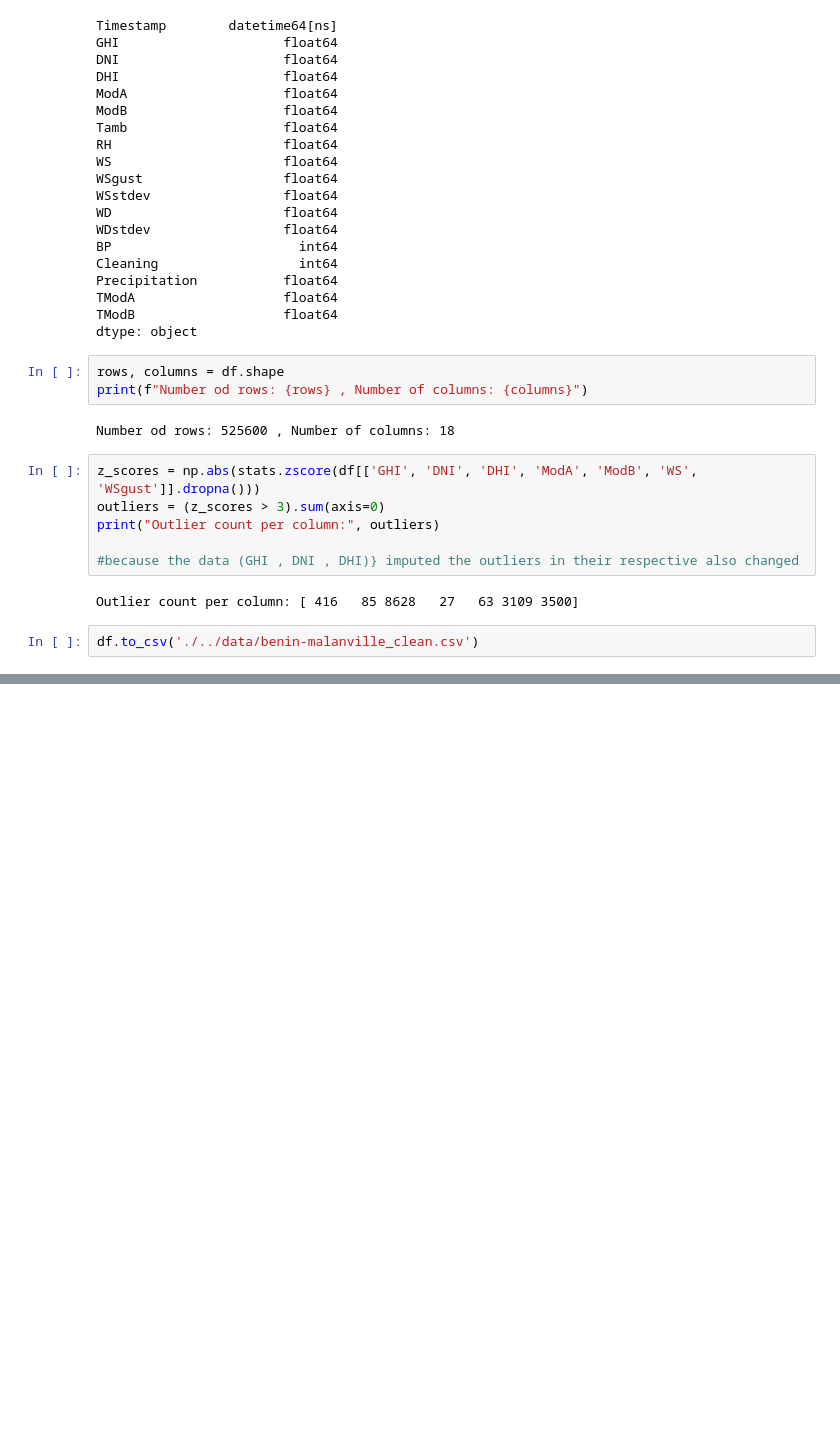
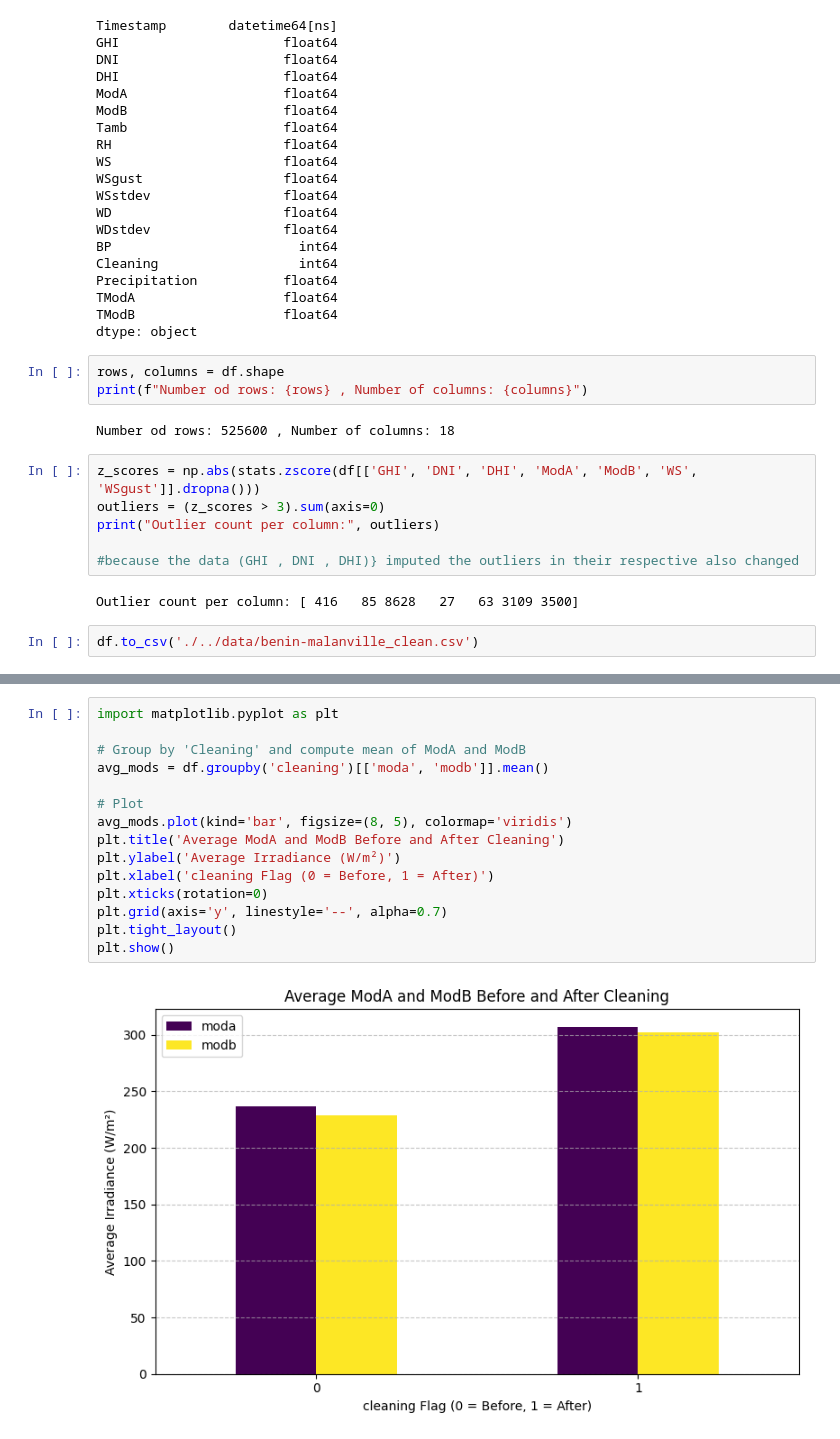
Before and after one commit to tsegabogale24/solar-challenge-week1, a Jupyter notebook: notebooks/benin_eda.ipynb, the cells around one changed output, grey strips where cells are left out. Saved outputs shown, nothing was run; the diff lists cells and outputs as text; blank space fills up the shorter version.

```diff
--- a/notebooks/benin_eda.ipynb
+++ b/notebooks/benin_eda.ipynb
@@ -296,0 +383,17 @@ df.to_csv('./../data/benin-malanville_clean.csv')
+# %%
+import matplotlib.pyplot as plt
+
+# Group by 'Cleaning' and compute mean of ModA and ModB
+avg_mods = df.groupby('cleaning')[['moda', 'modb']].mean()
+
+# Plot
+avg_mods.plot(kind='bar', figsize=(8, 5), colormap='viridis')
+plt.title('Average ModA and ModB Before and After Cleaning')
+plt.ylabel('Average Irradiance (W/m²)')
+plt.xlabel('cleaning Flag (0 = Before, 1 = After)')
+plt.xticks(rotation=0)
+plt.grid(axis='y', linestyle='--', alpha=0.7)
+plt.tight_layout()
+plt.show()
+# %% [output]
+[figure, added]
```
Also changed, not shown: parts of 14 cells of this notebook.
